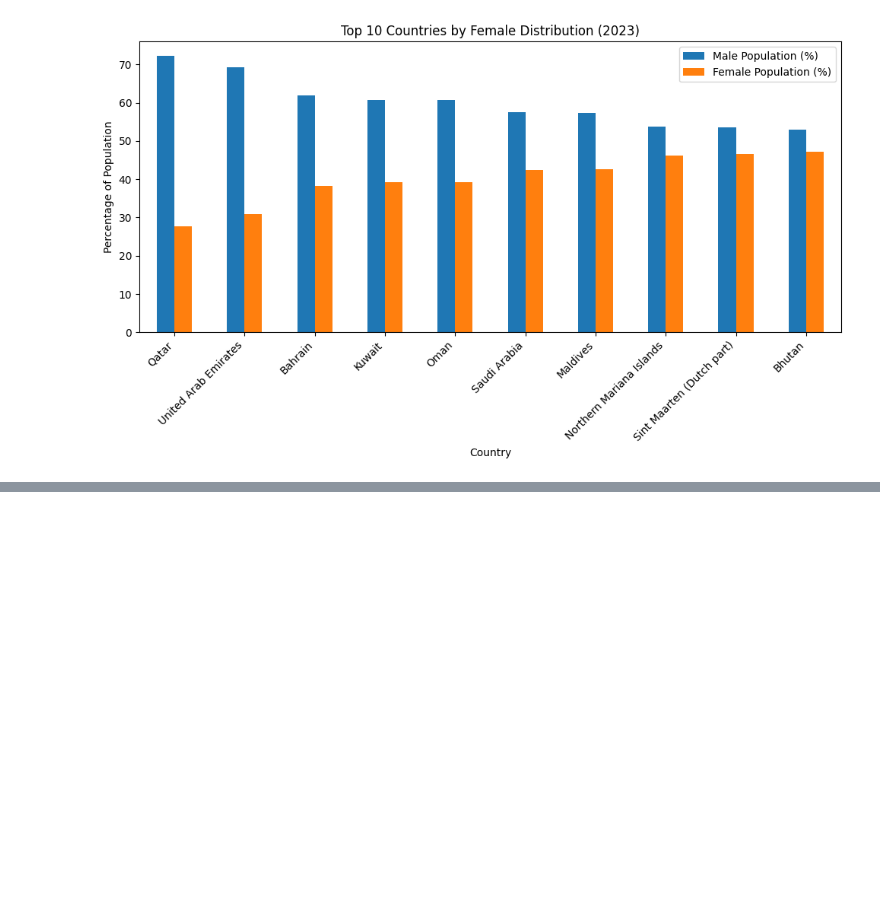
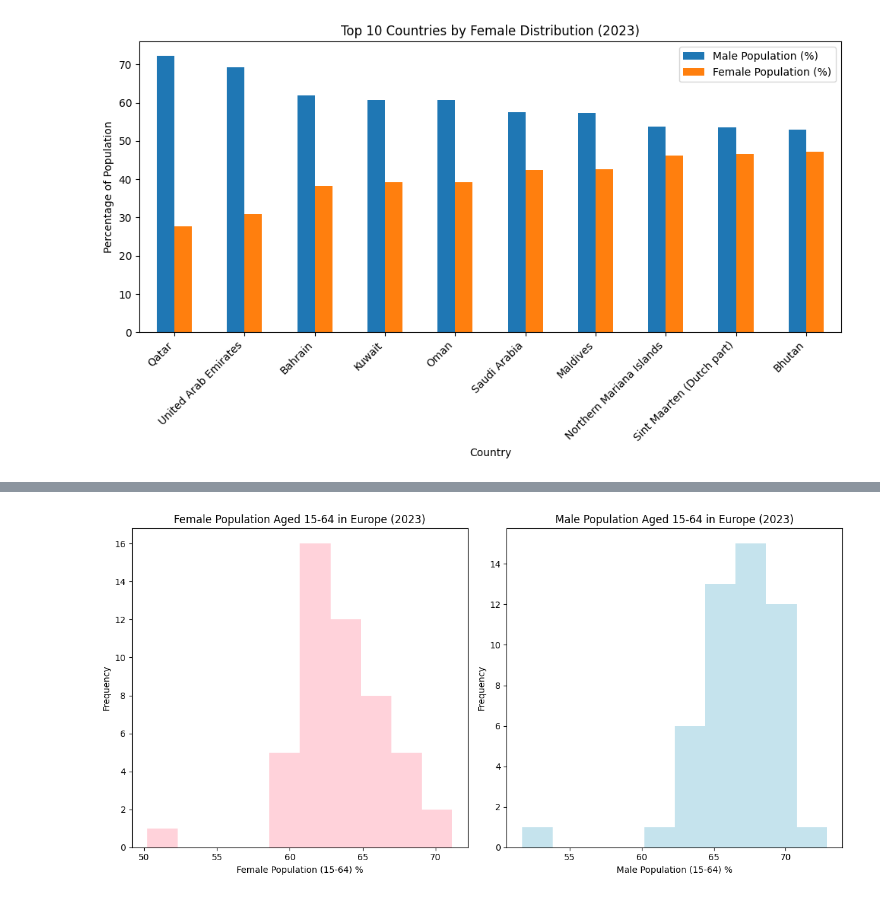
Before and after one commit to Ethan-97/PRODIGY_DS_01, a Jupyter notebook: Task1.ipynb, the cells around one changed output, grey strips where cells are left out. Saved outputs shown, nothing was run; the diff lists cells and outputs as text; code cells hidden in the pictures; blank space fills up the shorter version.

```diff
--- a/Task1.ipynb
+++ b/Task1.ipynb
@@ -235,0 +347,24 @@ plt.show()
+# %%
+# List of European countries
+european_countries = [
+    'Albania', 'Andorra', 'Armenia', 'Austria', 'Azerbaijan', 'Belarus', 'Belgium',
+    'Bosnia and Herzegovina', 'Bulgaria', 'Croatia', 'Cyprus', 'Czechia', 'Denmark',
+    'Estonia', 'Finland', 'France', 'Georgia', 'Germany', 'Greece', 'Hungary', 'Iceland',
+    'Ireland', 'Italy', 'Kazakhstan', 'Kosovo', 'Latvia', 'Lithuania', 'Luxembourg', 'Malta',
+    'Moldova', 'Monaco', 'Montenegro', 'Netherlands', 'North Macedonia', 'Norway', 'Poland',
+    'Portugal', 'Romania', 'Russian Federation', 'San Marino', 'Serbia', 'Slovak Republic', 'Slovenia', 'Spain',
+    'Sweden', 'Switzerland', 'Turkiye', 'Ukraine', 'United Kingdom'
+]
+# %%
+# Filtering the data for European countries
+europe_female = female_ages[female_ages['Country Name'].isin(european_countries)].dropna(subset = ['2023'])
+europe_male = male_ages[male_ages['Country Name'].isin(european_countries)].dropna(subset = ['2023'])
+
+# Renaming for clarity
+europe_female = europe_female[['Country Name', '2023']].rename(columns = {'2023': 'Female (15-64) %'})
+europe_male = europe_male[['Country Name', '2023']].rename(columns = {'2023': 'Male (15-64) %'})
+
+# Merging data to compare male and female populations in Europe
+europe_data = pd.merge(europe_female, europe_male, on = 'Country Name')
+
+europe_data
@@ -235,0 +389,22 @@ plt.show()
+# %%
+# Plotting the comparison for Europe data
+plt.figure(figsize = (12, 6))
+
+# Female population histogram for Europe
+plt.subplot(1, 2, 1)
+plt.hist(europe_female['Female (15-64) %'], bins = 10, color = 'pink', alpha = 0.7)
+plt.title('Female Population Aged 15-64 in Europe (2023)')
+plt.xlabel('Female Population (15-64) %')
+plt.ylabel('Frequency')
+
+# Male population histogram for Europe
+plt.subplot(1, 2, 2)
+plt.hist(europe_male['Male (15-64) %'], bins = 10, color = 'lightblue', alpha = 0.7)
+plt.title('Male Population Aged 15-64 in Europe (2023)')
+plt.xlabel('Male Population (15-64) %')
+plt.ylabel('Frequency')
+
+plt.tight_layout()
+plt.show()
+# %% [output]
+[figure, added]
```
Also changed, not shown: parts of 20 cells of this notebook.
